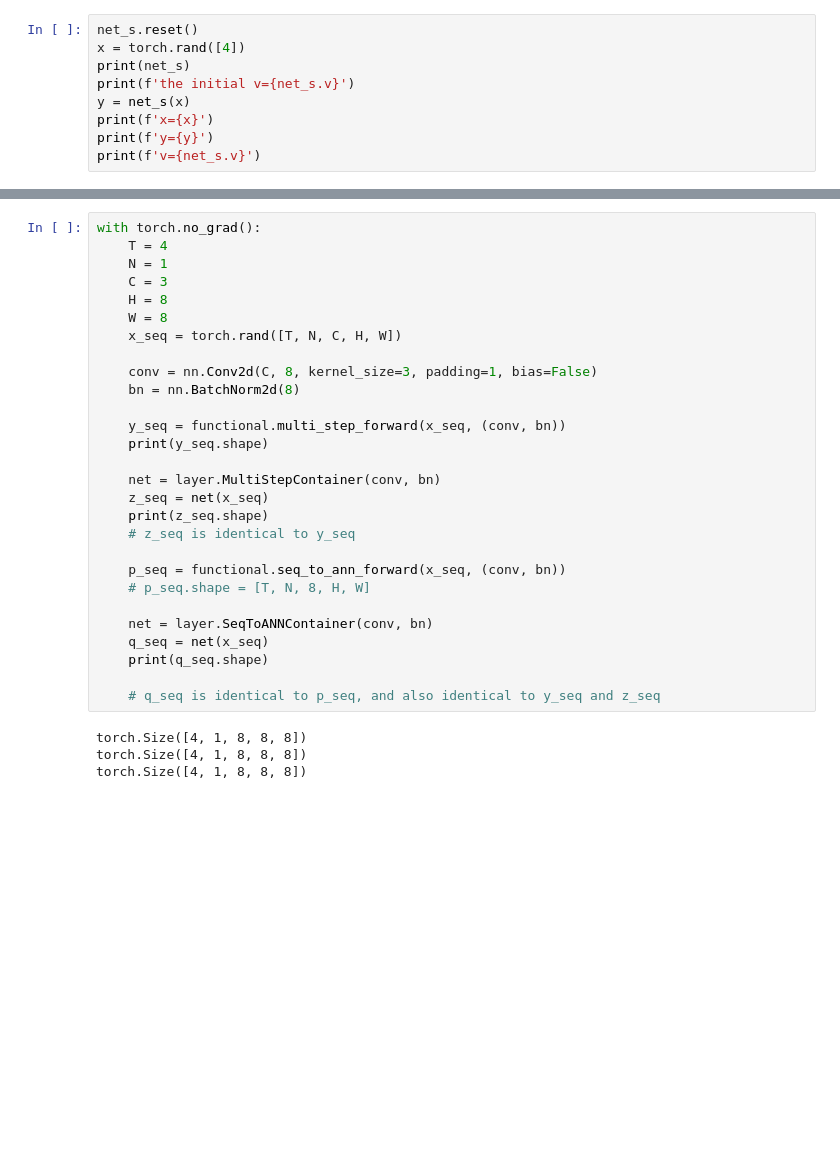
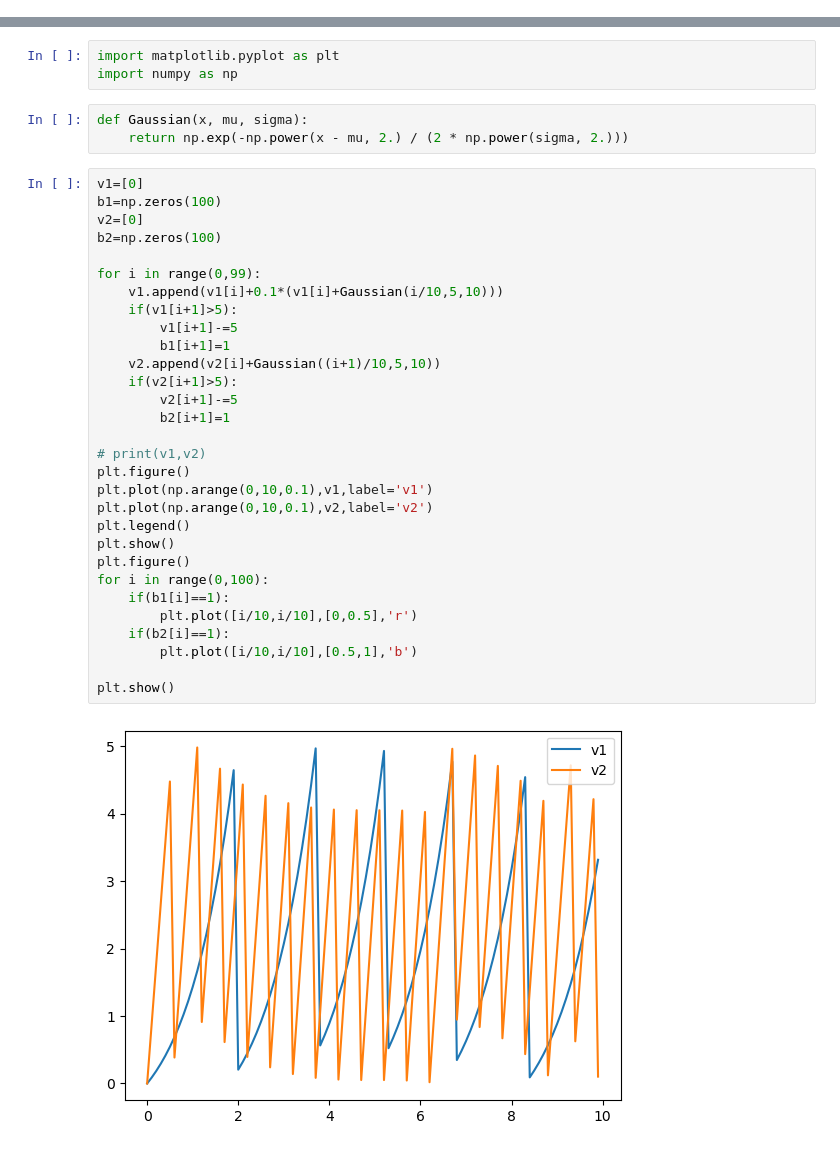
Before and after one commit to rejoie/SNN_practice, a Jupyter notebook: test.ipynb, the cells around one changed output, grey strips where cells are left out. Cells and saved outputs as stored; diff of their text form; blank space fills up the shorter version.

```diff
--- a/test.ipynb
+++ b/test.ipynb
@@ -45,9 +0,0 @@ torch.Size([4, 1, 3, 8, 8])
-# %%
-net_s.reset()
-x = torch.rand([4])
-print(net_s)
-print(f'the initial v={net_s.v}')
-y = net_s(x)
-print(f'x={x}')
-print(f'y={y}')
-print(f'v={net_s.v}')
@@ -87,32 +1,38 @@ torch.Size([4, 1, 3, 8, 8])
-# %%
-with torch.no_grad():
-    T = 4
-    N = 1
-    C = 3
-    H = 8
-    W = 8
-    x_seq = torch.rand([T, N, C, H, W])
-
-    conv = nn.Conv2d(C, 8, kernel_size=3, padding=1, bias=False)
-    bn = nn.BatchNorm2d(8)
-
-    y_seq = functional.multi_step_forward(x_seq, (conv, bn))
-    print(y_seq.shape)
-
-    net = layer.MultiStepContainer(conv, bn)
-    z_seq = net(x_seq)
-    print(z_seq.shape)
-    # z_seq is identical to y_seq
-
-    p_seq = functional.seq_to_ann_forward(x_seq, (conv, bn))
-    # p_seq.shape = [T, N, 8, H, W]
-
-    net = layer.SeqToANNContainer(conv, bn)
-    q_seq = net(x_seq)
-    print(q_seq.shape)
-
-    # q_seq is identical to p_seq, and also identical to y_seq and z_seq
-# %% [output]
-torch.Size([4, 1, 8, 8, 8])
-torch.Size([4, 1, 8, 8, 8])
-torch.Size([4, 1, 8, 8, 8])
+# %%
+import matplotlib.pyplot as plt
+import numpy as np
+# %%
+def Gaussian(x, mu, sigma):
+    return np.exp(-np.power(x - mu, 2.) / (2 * np.power(sigma, 2.)))
+# %%
+v1=[0]
+b1=np.zeros(100)
+v2=[0]
+b2=np.zeros(100)
+
+for i in range(0,99):
+    v1.append(v1[i]+0.1*(v1[i]+Gaussian(i/10,5,10)))
+    if(v1[i+1]>5):
+        v1[i+1]-=5
+        b1[i+1]=1
+    v2.append(v2[i]+Gaussian((i+1)/10,5,10))
+    if(v2[i+1]>5):
+        v2[i+1]-=5
+        b2[i+1]=1
+
+# print(v1,v2)
+plt.figure()
+plt.plot(np.arange(0,10,0.1),v1,label='v1')
+plt.plot(np.arange(0,10,0.1),v2,label='v2')
+plt.legend()
+plt.show()
+plt.figure()
+for i in range(0,100):
+    if(b1[i]==1):
+        plt.plot([i/10,i/10],[0,0.5],'r')
+    if(b2[i]==1):
+        plt.plot([i/10,i/10],[0.5,1],'b')
+
+plt.show()
+# %% [output]
+[figure, added]
```
Also changed, not shown: parts of 8 cells of this notebook, 5 other files.
